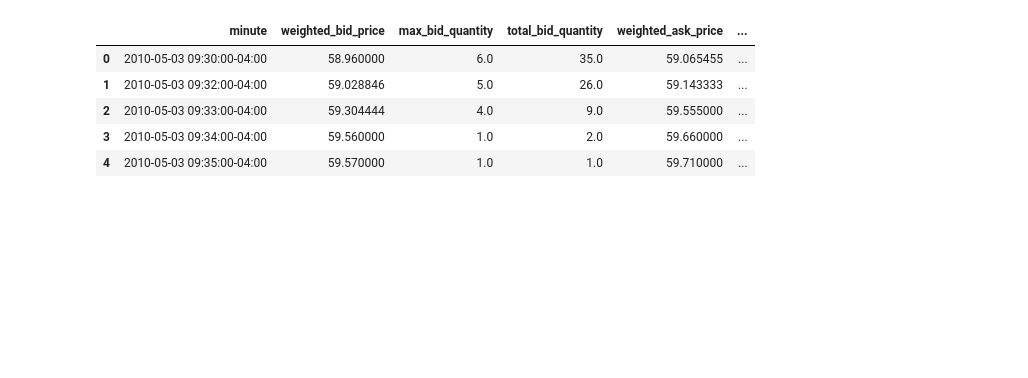
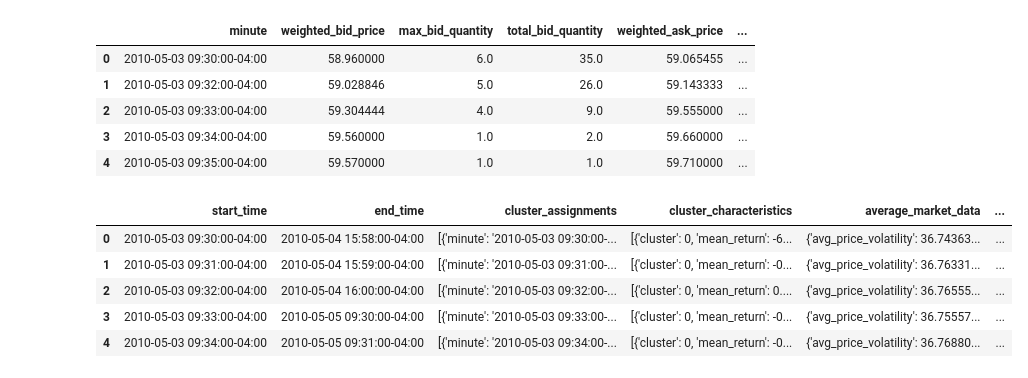
Before and after one commit to ghaliabennani/financial_big_data, a Jupyter notebook: Rolling_louvain_final.ipynb, the cells around one changed output. Saved outputs shown, nothing was run; the diff lists cells and outputs as text; code cells hidden in the pictures; blank space fills up the shorter version.

```diff
--- a/Rolling_louvain_final.ipynb
+++ b/Rolling_louvain_final.ipynb
@@ -338,2 +337,11 @@ strategy_results = apply_strategy(merged_data)
+# %%
+merged_data.head()
+# %% [output]
+|  | start_time | end_time | cluster_assignments | cluster_characteristics | average_market_data | ... |
+| 0 | 2010-05-03 09:30:00-04:00 | 2010-05-04 15:58:00-04:00 | [{'minute': '2010-05-03 09:30:00-... | [{'cluster': 0, 'mean_return': -6... | {'avg_price_volatility': 36.74363... | ... |
+| 1 | 2010-05-03 09:31:00-04:00 | 2010-05-04 15:59:00-04:00 | [{'minute': '2010-05-03 09:31:00-... | [{'cluster': 0, 'mean_return': -0... | {'avg_price_volatility': 36.76331... | ... |
+| 2 | 2010-05-03 09:32:00-04:00 | 2010-05-04 16:00:00-04:00 | [{'minute': '2010-05-03 09:32:00-... | [{'cluster': 0, 'mean_return': 0.... | {'avg_price_volatility': 36.76555... | ... |
+| 3 | 2010-05-03 09:33:00-04:00 | 2010-05-05 09:30:00-04:00 | [{'minute': '2010-05-03 09:33:00-... | [{'cluster': 0, 'mean_return': -0... | {'avg_price_volatility': 36.75557... | ... |
+| 4 | 2010-05-03 09:34:00-04:00 | 2010-05-05 09:31:00-04:00 | [{'minute': '2010-05-03 09:34:00-... | [{'cluster': 0, 'mean_return': -0... | {'avg_price_volatility': 36.76880... | ... |
 # %%
 # Save the results to a CSV file
```
Also changed, not shown: parts of 9 cells of this notebook, 4 other files.
